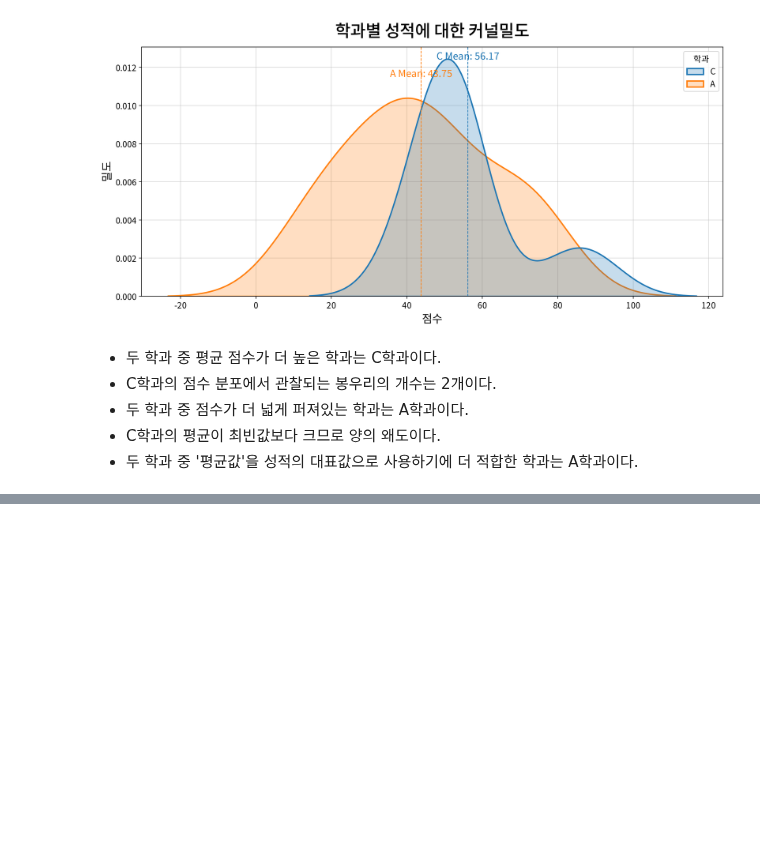
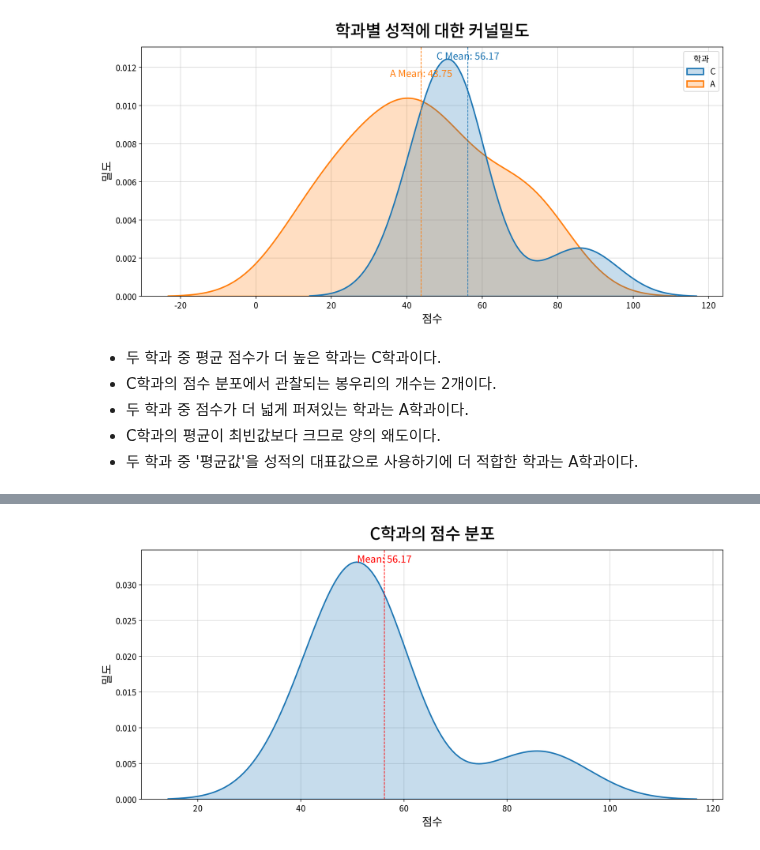
Before and after one commit to mmxi7/Data-Analysis-Study, a Jupyter notebook: Statistic Basic/[LAB-06] 데이터 시각화/3. KDE Plot.ipynb, the cells around one changed output, grey strips where cells are left out. Cells and saved outputs as stored; diff of their text form; code cells hidden in the pictures; blank space fills up the shorter version.

```diff
--- a/Statistic Basic/[LAB-06] 데이터 시각화/3. KDE Plot.ipynb
+++ b/Statistic Basic/[LAB-06] 데이터 시각화/3. KDE Plot.ipynb
@@ -243,0 +264,4 @@ my_plot.kdeplot(title="학과별 성적에 대한 커널밀도",
+# %%
+# C 학과 데이터 필터링
+df2 = origin[origin["학과"] == 'C']
+df2.head()
@@ -243,0 +275,7 @@ my_plot.kdeplot(title="학과별 성적에 대한 커널밀도",
+# %%
+# C 학과에 대한 커널밀도 시각화
+my_plot.kdeplot(title="C학과의 점수 분포",
+                xlabel="점수", ylabel="밀도",
+                data=df2, x="점수", meanline=True, fill=True)
+# %% [output]
+[figure, added]
```
Also changed, not shown: parts of 5 cells of this notebook, 3 other files.
